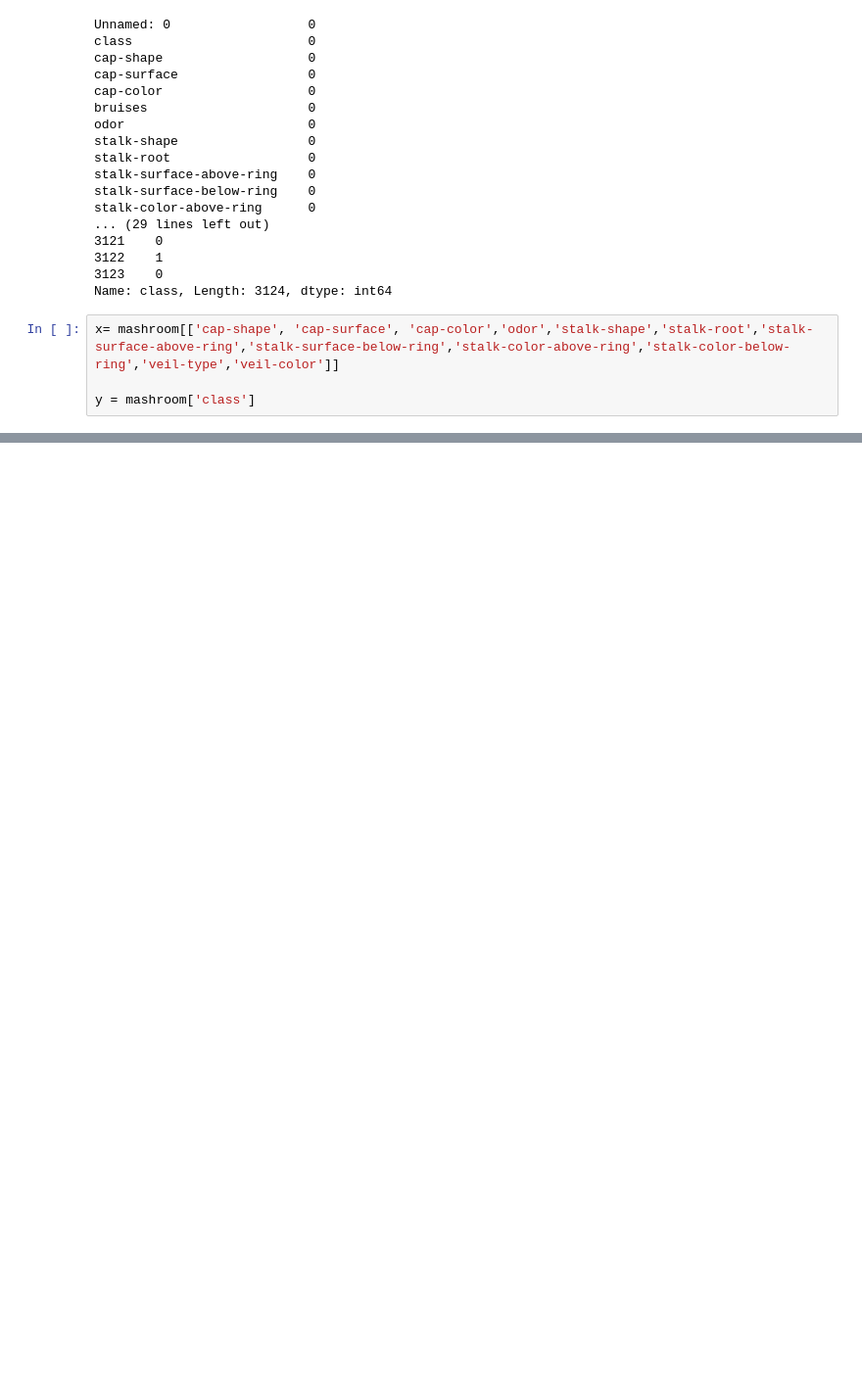
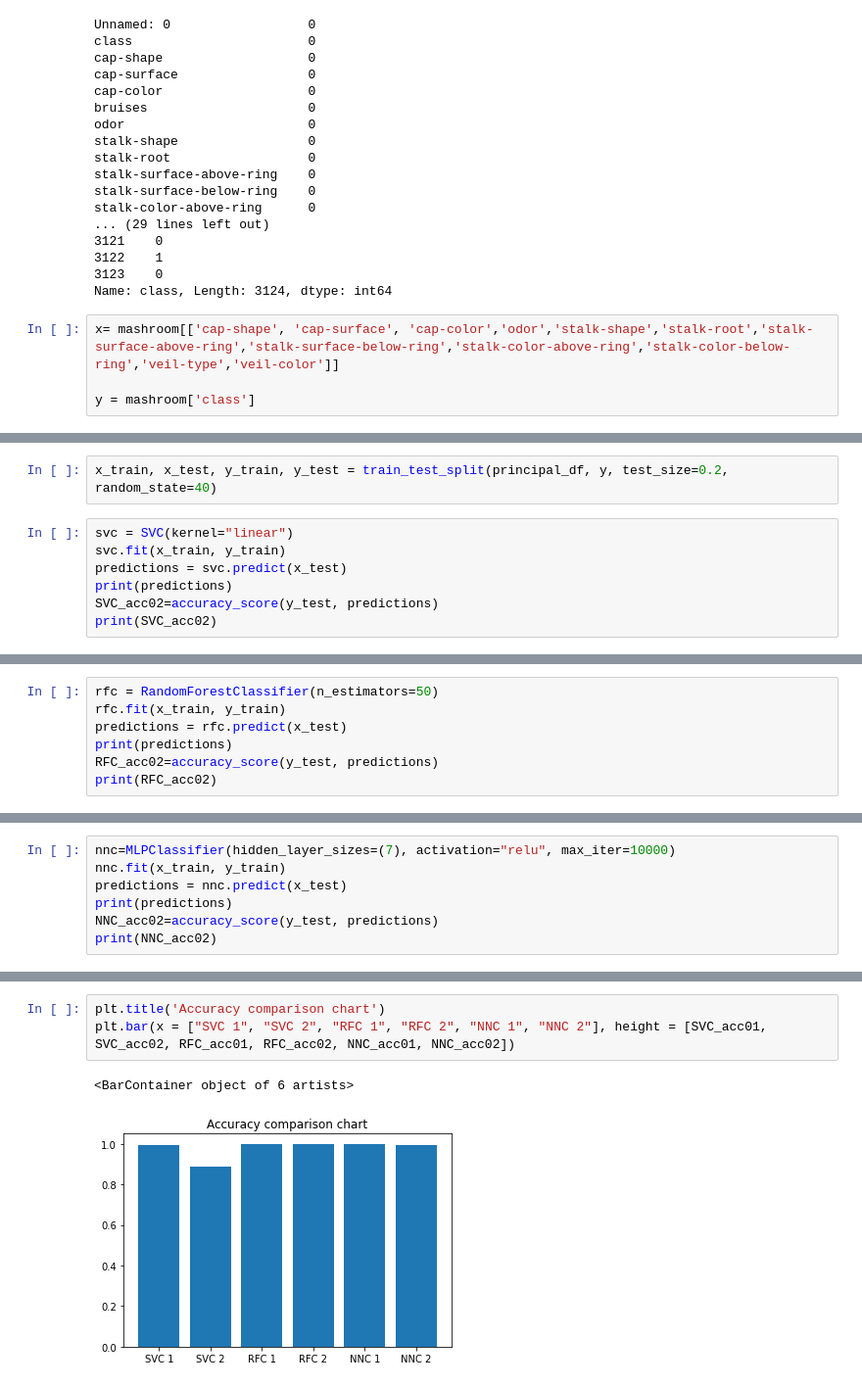
Before and after one commit to JunaedAbed/cse422-artificial-intelligence-lab, a Jupyter notebook: lab08.ipynb, the cells around one changed output, grey strips where cells are left out. Shown at 98% size. Drawn from its saved outputs; the diff is of its cells as text; blank space fills up the shorter version.

```diff
--- a/lab08.ipynb
+++ b/lab08.ipynb
@@ -57,0 +187,9 @@ y = mashroom['class']
+# %%
+x_train, x_test, y_train, y_test = train_test_split(principal_df, y, test_size=0.2, random_state=40)
+# %%
+svc = SVC(kernel="linear")
+svc.fit(x_train, y_train)
+predictions = svc.predict(x_test)
+print(predictions)
+SVC_acc02=accuracy_score(y_test, predictions)
+print(SVC_acc02)
@@ -57,0 +215,7 @@ y = mashroom['class']
+# %%
+rfc = RandomForestClassifier(n_estimators=50)
+rfc.fit(x_train, y_train)
+predictions = rfc.predict(x_test)
+print(predictions)
+RFC_acc02=accuracy_score(y_test, predictions)
+print(RFC_acc02)
@@ -57,0 +241,7 @@ y = mashroom['class']
+# %%
+nnc=MLPClassifier(hidden_layer_sizes=(7), activation="relu", max_iter=10000)
+nnc.fit(x_train, y_train)
+predictions = nnc.predict(x_test)
+print(predictions)
+NNC_acc02=accuracy_score(y_test, predictions)
+print(NNC_acc02)
@@ -57,0 +267,6 @@ y = mashroom['class']
+# %%
+plt.title('Accuracy comparison chart')
+plt.bar(x = ["SVC 1", "SVC 2", "RFC 1", "RFC 2", "NNC 1", "NNC 2"], height = [SVC_acc01, SVC_acc02, RFC_acc01, RFC_acc02, NNC_acc01, NNC_acc02])
+# %% [output]
+<BarContainer object of 6 artists>
+[figure, added]
```
Also changed, not shown: parts of 10 cells of this notebook.
